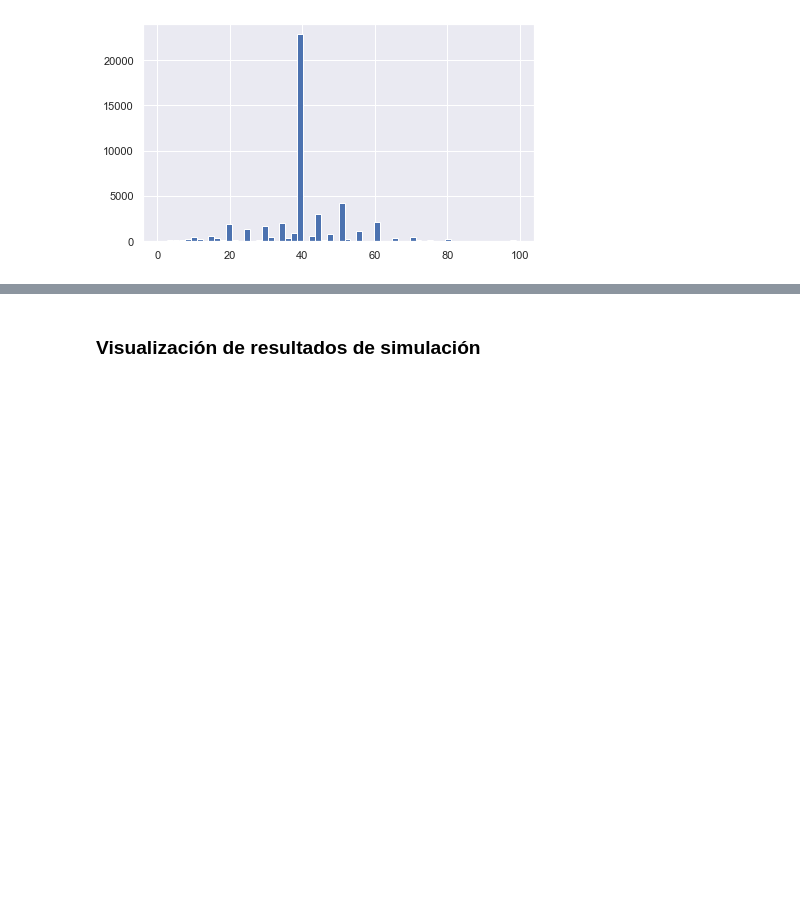
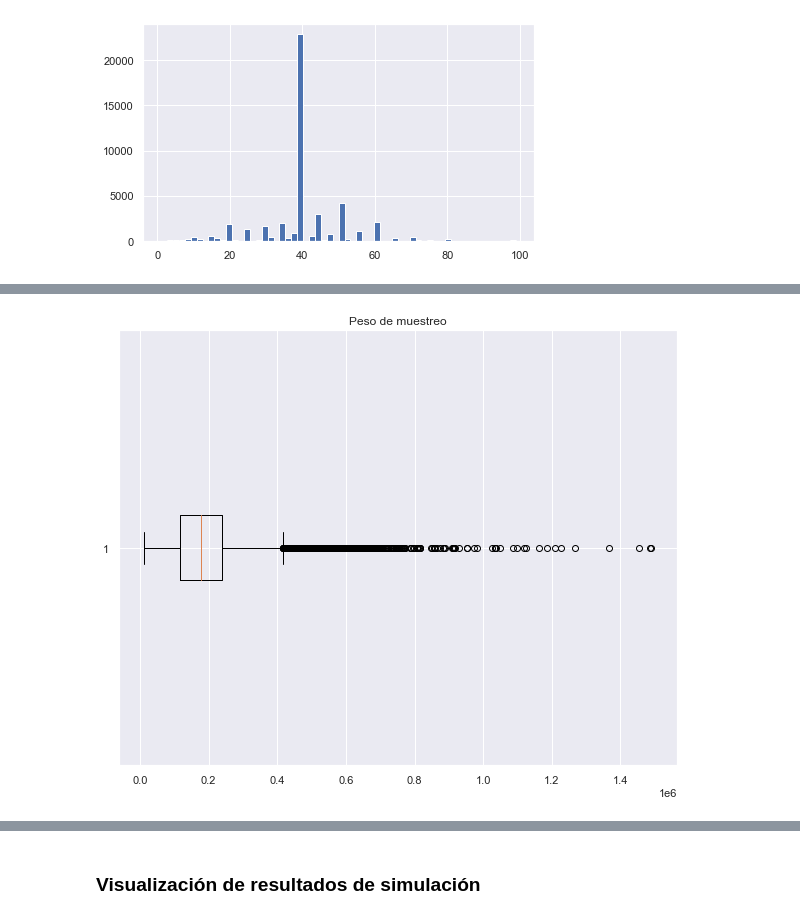
Before and after one commit to Tania-Bell/Proyecto_Modulo1, a Jupyter notebook: Proyecto_BellT_FloresA adult census.ipynb, the cells around one changed output, grey strips where cells are left out. Saved outputs shown, nothing was run; the diff lists cells and outputs as text; code cells hidden in the pictures; blank space fills up the shorter version.

```diff
--- a/Proyecto_BellT_FloresA adult census.ipynb
+++ b/Proyecto_BellT_FloresA adult census.ipynb
@@ -125,0 +121,7 @@ plt.hist(data['hours-per-week'], bins = 60);
+# %%
+peso_muestreo = np.array(data['fnlwgt'])
+plt.boxplot(peso_muestreo,vert=False)
+plt.title('Peso de muestreo')
+plt.show()
+# %% [output]
+[figure, added]
```
Also changed, not shown: parts of 9 cells of this notebook, 1 other file.
